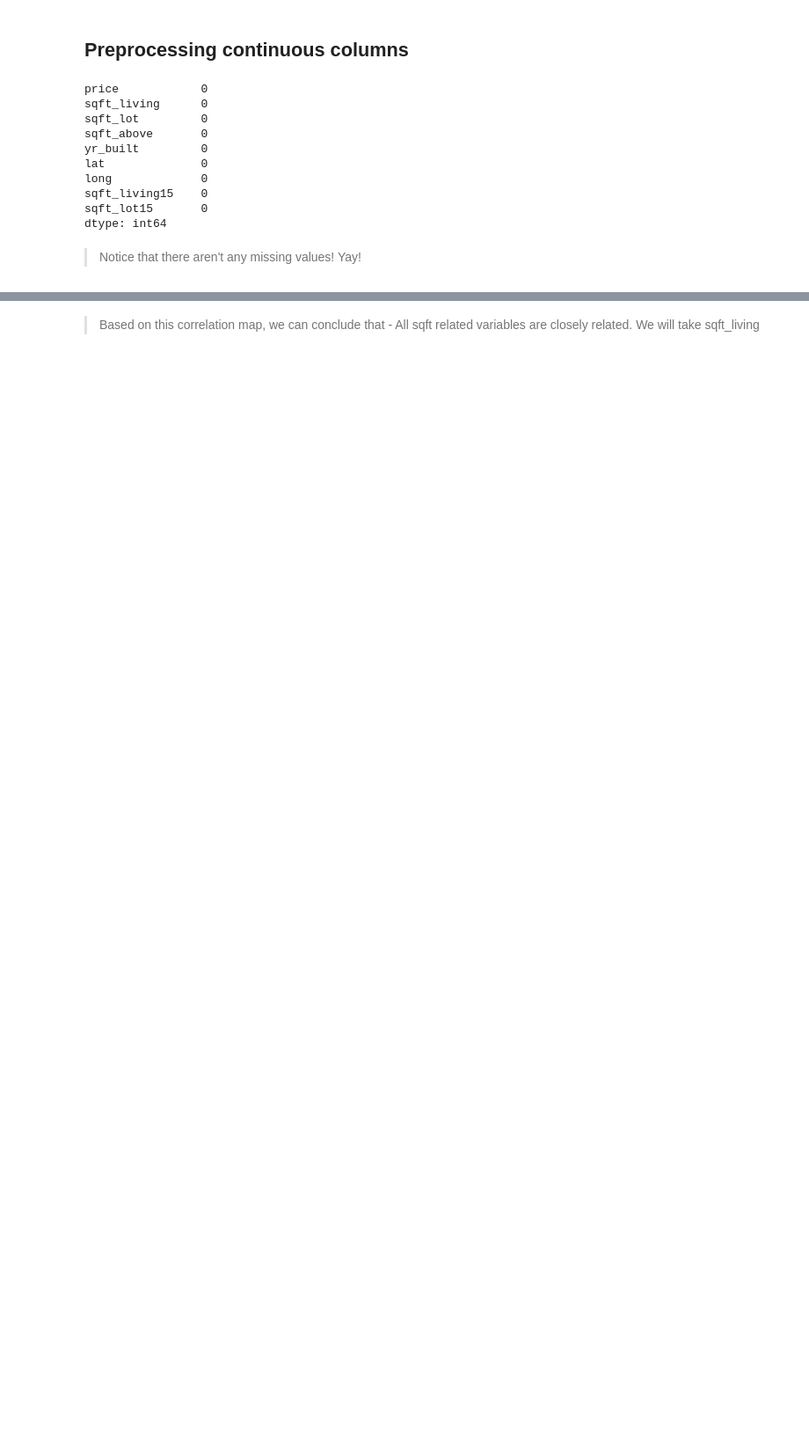
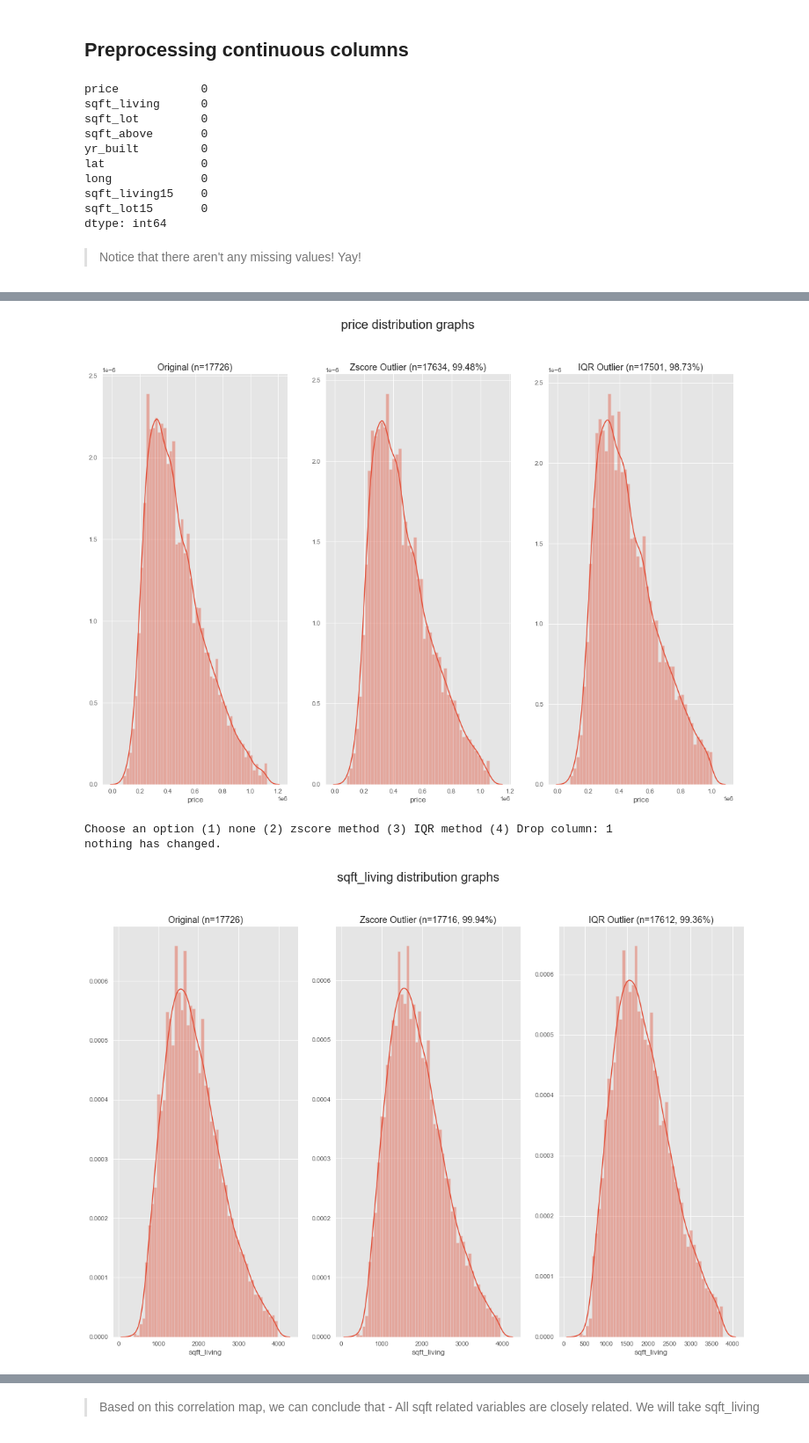
Before and after one commit to singsang2/Mod-2-Kings-County-Housing-Price-Model, a Jupyter notebook: student.ipynb, the cells around one changed output, grey strips where cells are left out. Shown at 88% size. Cells and saved outputs as stored; diff of their text form; code cells hidden in the pictures; blank space fills up the shorter version.

```diff
--- a/student.ipynb
+++ b/student.ipynb
@@ -173,0 +195,9 @@ There are 18 columns remaining in the data
+# %%
+cols = model1.cont_cols
+for col in cols:
+    model1.outlier(col)
+# %% [output]
+[figure, added]
+Choose an option (1) none (2) zscore method (3) IQR method (4) Drop column: 1
+nothing has changed.
+[figure, added]
```
Also changed, not shown: parts of 30 cells of this notebook, 1 other file.
